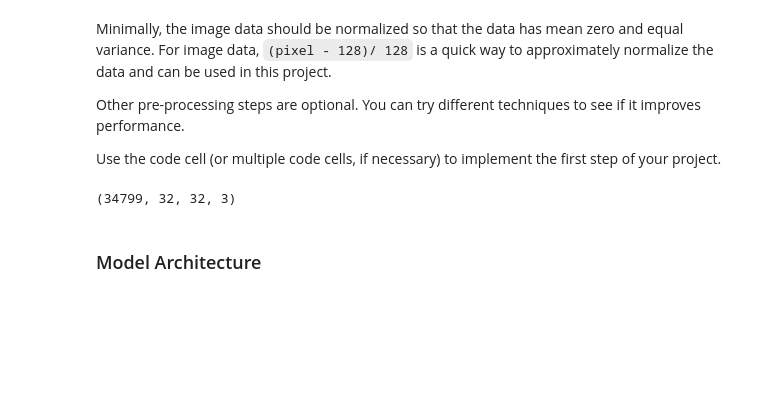
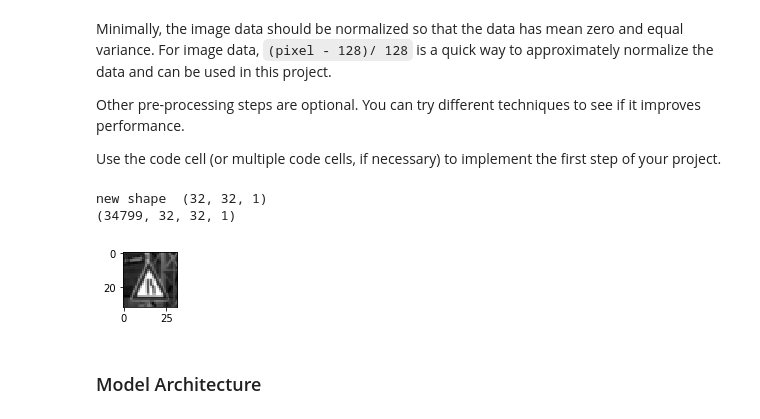
Before and after one commit to vtretyakov/traffic_signs_classification, a Jupyter notebook: Traffic_Sign_Classifier.ipynb, the cells around one changed output. Saved outputs shown, nothing was run; the diff lists cells and outputs as text; code cells hidden in the pictures; blank space fills up the shorter version.

```diff
--- a/Traffic_Sign_Classifier.ipynb
+++ b/Traffic_Sign_Classifier.ipynb
@@ -154,31 +154,45 @@ Use the code cell (or multiple code cells, if necessary) to implement the first
 # %%
 ### Preprocess the data here. It is required to normalize the data. Other preprocessing steps could include
 ### converting to grayscale, etc.
 ### Feel free to use as many code cells as needed.
 from sklearn.utils import shuffle
+from PIL import Image
 
 def rgb2gray(rgb):
     return np.dot(rgb[...,:3], [0.299, 0.587, 0.114])
 
 def normalize(image):
    mean, std = image.mean(), image.std()
    image_norm = (image - mean) / std
    return image_norm
 
 #shuffle images
 X_train, y_train = shuffle(X_train, y_train)
 
 #convert to gray-scale
-#X_train = rgb2gray(X_train)
+image_depth = 1
+X_train = rgb2gray(X_train)
+X_train = X_train.reshape(len(X_train),32,32,1)
+X_valid = rgb2gray(X_valid)
+X_valid = X_valid.reshape(len(X_valid),32,32,1)
+X_test = rgb2gray(X_test)
+X_test = X_test.reshape(len(X_test),32,32,1)
+
+print ("new shape ",X_train[0].shape)
+X_train_tmp = X_train[42].squeeze() #one sample just to display
+plt.figure(figsize=(1,1))
+plt.imshow(X_train_tmp, cmap='gray')
 
 #normalize
 X_train_norm = normalize(X_train)
 X_valid_norm = normalize(X_valid)
 X_test_norm = normalize(X_test)
 #X_train = (X_train - 128)/128
 print (X_train_norm.shape)
 # %% [output]
-(34799, 32, 32, 3)
+new shape  (32, 32, 1)
+(34799, 32, 32, 1)
+[figure, added]
 # %% [markdown]
 ### Model Architecture
 # %%
```
Also changed, not shown: parts of 13 cells of this notebook, 4 other files.
